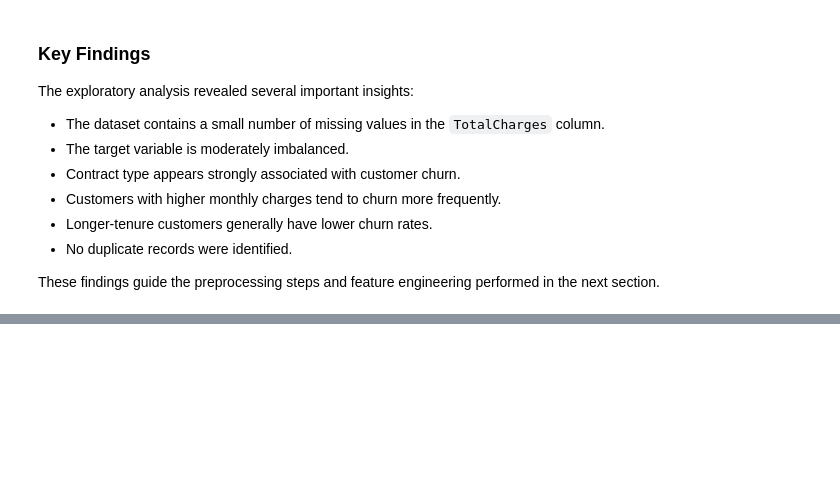
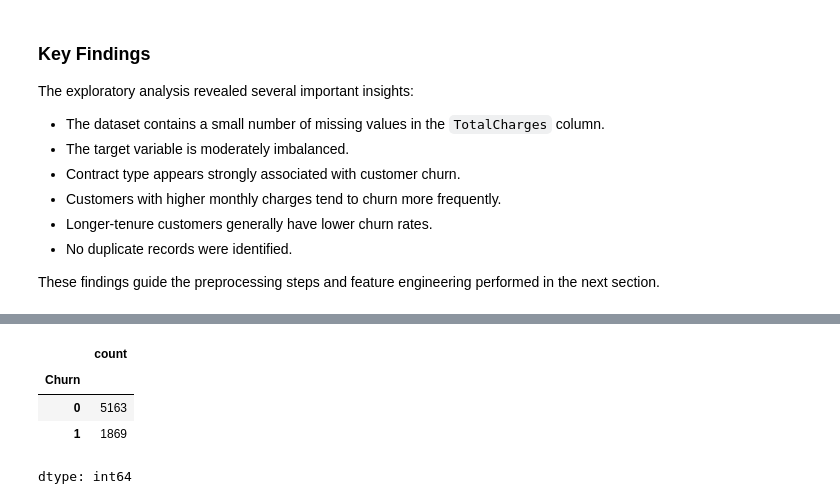
Before and after one commit to sabithamanoj/customer-churn-ml-deployment, a Jupyter notebook: Notebooks/customer_churn_pipeline.ipynb, the cells around one changed output, grey strips where cells are left out. Saved outputs shown, nothing was run; the diff lists cells and outputs as text; code cells hidden in the pictures; blank space fills up the shorter version.

```diff
--- a/Notebooks/customer_churn_pipeline.ipynb
+++ b/Notebooks/customer_churn_pipeline.ipynb
@@ -511,0 +548,13 @@ These findings guide the preprocessing steps and feature engineering performed i
+# %%
+df["Churn"] = df["Churn"].map({
+    "No": 0,
+    "Yes": 1
+})
+
+df["Churn"].value_counts()
+# %% [output]
+|  | count |
+| Churn |  |
+| 0 | 5163 |
+| 1 | 1869 |
+dtype: int64
```
Also changed, not shown: parts of 40 cells of this notebook.
